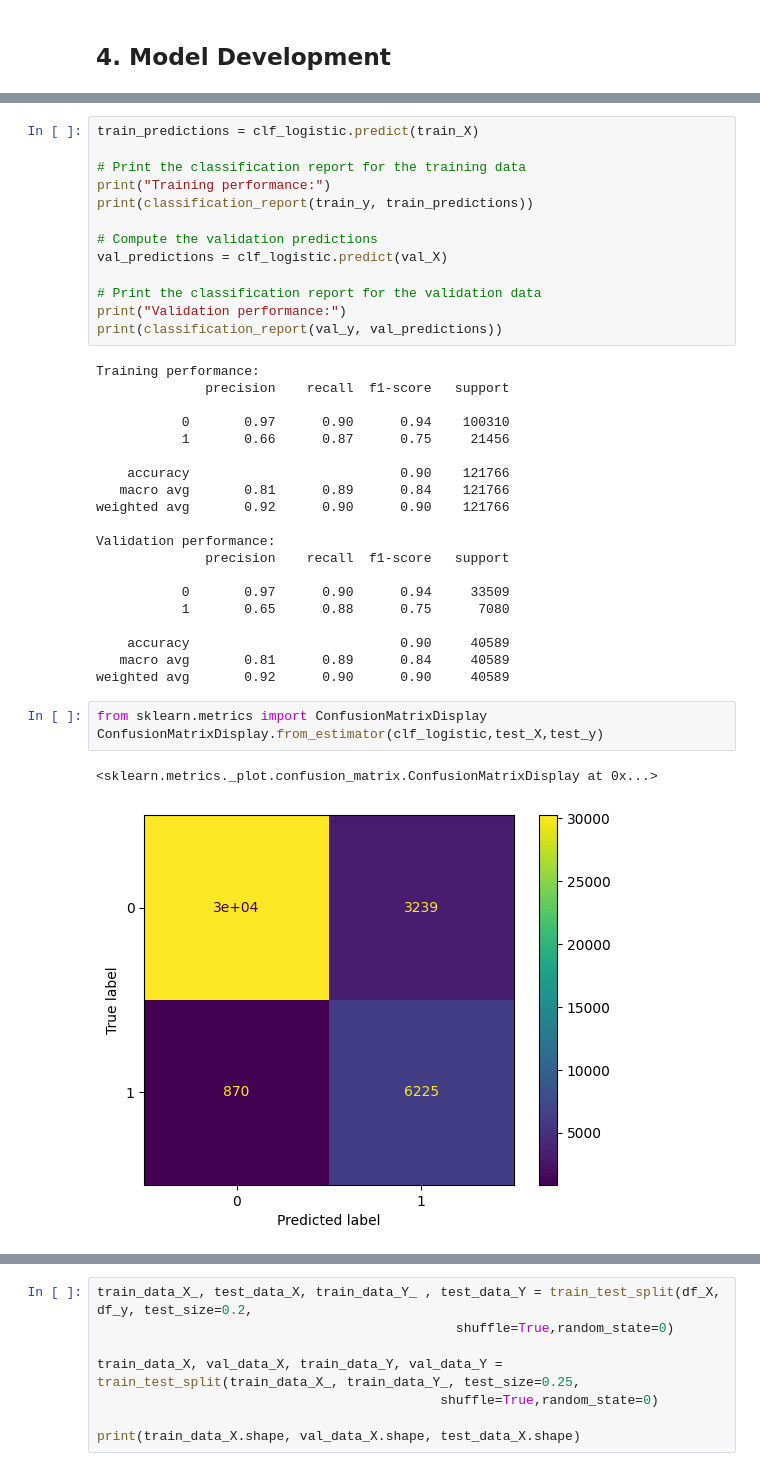
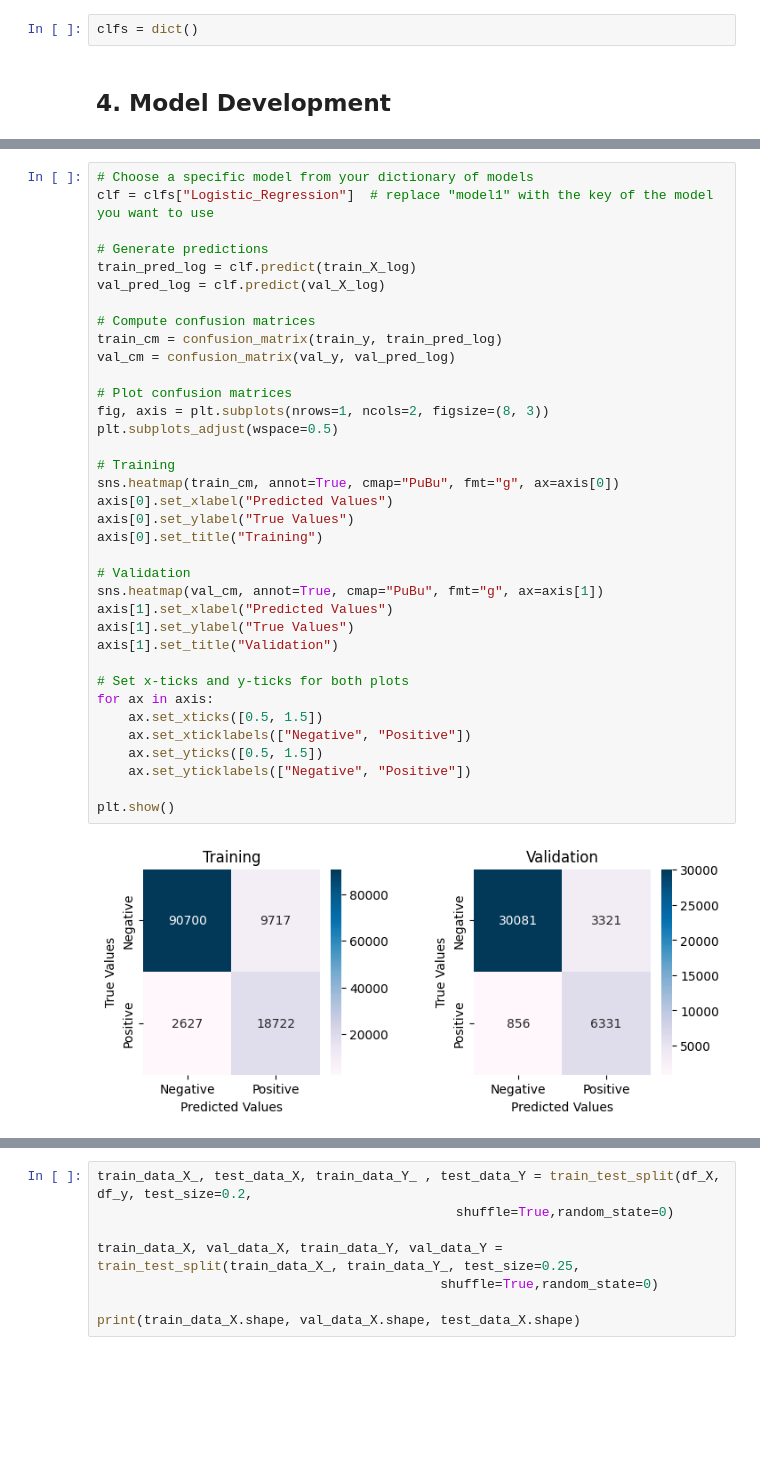
Before and after one commit to LocVu-Tim/COSC2753_A1_s3891483, a Jupyter notebook: notebooks/main.ipynb, the cells around one changed output, grey strips where cells are left out. Saved outputs shown, nothing was run; the diff lists cells and outputs as text; blank space fills up the shorter version.

```diff
--- a/notebooks/main.ipynb
+++ b/notebooks/main.ipynb
@@ -535,2 +538,4 @@ print(test_y .shape)
+# %%
+clfs = dict()
 # %% [markdown]
 ## 4. Model Development
@@ -618,40 +654,39 @@ Validation F1-Score score: 0.842
-# %%
-train_predictions = clf_logistic.predict(train_X)
-
-# Print the classification report for the training data
-print("Training performance:")
-print(classification_report(train_y, train_predictions))
-
-# Compute the validation predictions
-val_predictions = clf_logistic.predict(val_X)
-
-# Print the classification report for the validation data
-print("Validation performance:")
-print(classification_report(val_y, val_predictions))
-# %% [output]
-Training performance:
-              precision    recall  f1-score   support
-
-           0       0.97      0.90      0.94    100310
-           1       0.66      0.87      0.75     21456
-
-    accuracy                           0.90    121766
-   macro avg       0.81      0.89      0.84    121766
-weighted avg       0.92      0.90      0.90    121766
-
-Validation performance:
-              precision    recall  f1-score   support
-
-           0       0.97      0.90      0.94     33509
-           1       0.65      0.88      0.75      7080
-
-    accuracy                           0.90     40589
-   macro avg       0.81      0.89      0.84     40589
-weighted avg       0.92      0.90      0.90     40589
-# %%
-from sklearn.metrics import ConfusionMatrixDisplay
-ConfusionMatrixDisplay.from_estimator(clf_logistic,test_X,test_y)
-# %% [output]
-<sklearn.metrics._plot.confusion_matrix.ConfusionMatrixDisplay at 0x...>
-[figure, removed]
+# %%
+# Choose a specific model from your dictionary of models
+clf = clfs["Logistic_Regression"]  # replace "model1" with the key of the model you want to use
+
+# Generate predictions
+train_pred_log = clf.predict(train_X_log)
+val_pred_log = clf.predict(val_X_log)
+
+# Compute confusion matrices
+train_cm = confusion_matrix(train_y, train_pred_log)
+val_cm = confusion_matrix(val_y, val_pred_log)
+
+# Plot confusion matrices
+fig, axis = plt.subplots(nrows=1, ncols=2, figsize=(8, 3))
+plt.subplots_adjust(wspace=0.5)
+
+# Training
+sns.heatmap(train_cm, annot=True, cmap="PuBu", fmt="g", ax=axis[0])
+axis[0].set_xlabel("Predicted Values")
+axis[0].set_ylabel("True Values")
+axis[0].set_title("Training")
+
+# Validation
+sns.heatmap(val_cm, annot=True, cmap="PuBu", fmt="g", ax=axis[1])
+axis[1].set_xlabel("Predicted Values")
+axis[1].set_ylabel("True Values")
+axis[1].set_title("Validation")
+
+# Set x-ticks and y-ticks for both plots
+for ax in axis:
+    ax.set_xticks([0.5, 1.5])
+    ax.set_xticklabels(["Negative", "Positive"])
+    ax.set_yticks([0.5, 1.5])
+    ax.set_yticklabels(["Negative", "Positive"])
+
+plt.show()
+# %% [output]
+[figure, added]
 # %% [markdown]
```
Also changed, not shown: parts of 48 cells of this notebook.
